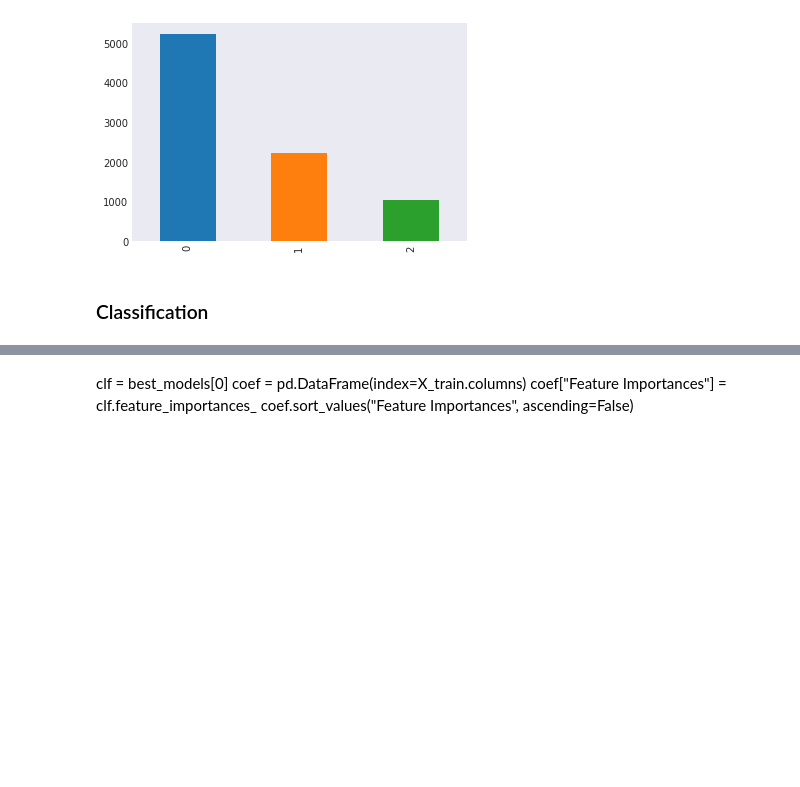
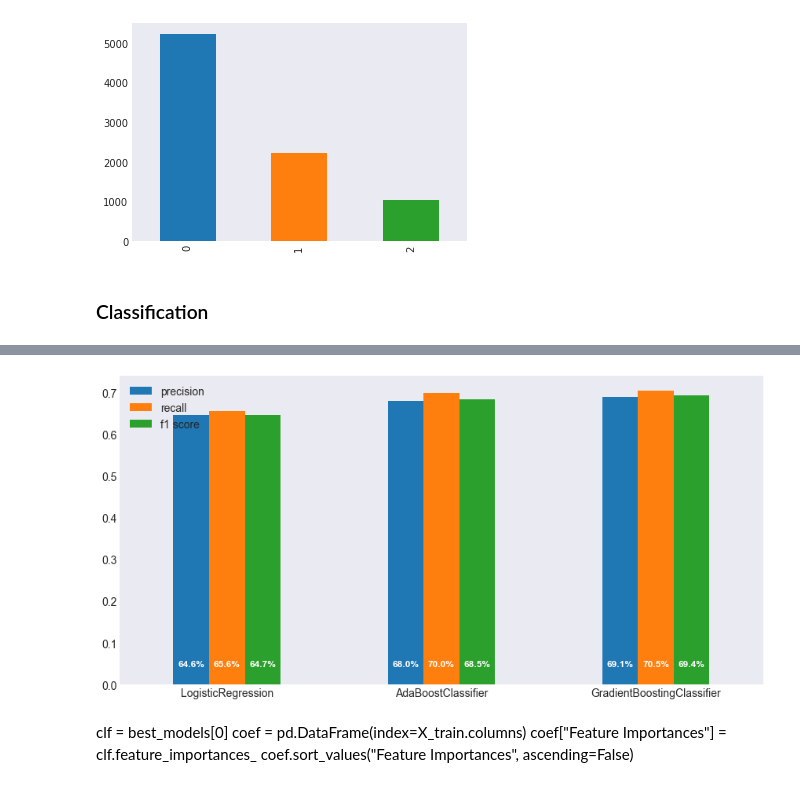
Before and after one commit to qmeeus/auction-optimiser, a Jupyter notebook: Predictive analysis.ipynb, the cells around one changed output, grey strips where cells are left out. Cells and saved outputs as stored; diff of their text form; code cells hidden in the pictures; blank space fills up the shorter version.

```diff
--- a/Predictive analysis.ipynb
+++ b/Predictive analysis.ipynb
@@ -197,7 +197,7 @@ import pickle
 from sklearn.model_selection import GridSearchCV, RandomizedSearchCV
 
 def make_grid_search_multiclass(classifiers, clf_params, X_train, y_train, X_test, y_test, random=False, search_kw=None, save=True):
-    average, scorer = "weighted", "accuracy"
+    average, scorer = "weighted", "f1_macro"
 
     best_models, scores = [], []
     results = pd.DataFrame(index=[item[0] for item in classifiers],
@@ -256,9 +256,9 @@ n_features = X_train.shape[1]
 base_dt = DecisionTreeClassifier(criterion='entropy', splitter='random')  #max_features="auto", max_depth=None)
 
 classifiers = [
-#     ("LogisticRegression", LogisticRegression()),
+    ("LogisticRegression", LogisticRegression()),
     ("AdaBoostClassifier", AdaBoostClassifier(base_estimator=base_dt, learning_rate=0.01, n_estimators=60)),
-#     ("GradientBoostingClassifier", GradientBoostingClassifier(n_estimators=60, learning_rate=0.1))
+    ("GradientBoostingClassifier", GradientBoostingClassifier(n_estimators=60, learning_rate=0.1))
 ]
 
 clf_params = {
@@ -319,3 +291,53 @@ precision_recall_fscore_support: (0.6914930238591489, 0.7104984093319194, 0.6956
+# %%
+from sklearn.metrics import (
+    accuracy_score,
+    precision_recall_fscore_support,
+    roc_auc_score,
+    confusion_matrix,
+    classification_report,
+    roc_curve
+)
+
+def label_barchart(ax, fmt="{:.1%}"):
+    text_settings = dict(fontsize=12, fontweight='bold', color="White")
+    rects = ax.patches
+    for i, rect in enumerate(rects):
+        x_pos = rect.get_x() + rect.get_width() / 2
+        label = fmt.format(rect.get_height())
+        ax.text(x_pos, .05, label, ha='center', va='center', **text_settings)
+
+
+metrics = [
+#     ("accuracy_score", accuracy_score),
+    ("precision_recall_fscore_support", precision_recall_fscore_support),
+#     ("roc_auc_score", roc_auc_score),
+#     ("confusion_matrix", confusion_matrix),
+#     classification_report,
+#     roc_curve
+]
+
+results = pd.DataFrame(index=["precision", "recall", "f1 score"])
+
+for model in best_models:
+    y_pred = model.predict(X_test)
+    precision, recall, f1, _ = precision_recall_fscore_support(y_test_bins, y_pred, average="weighted")
+    name = str(model.__class__).split(".")[-1][:-2]
+
+    results[name] = [precision, recall, f1]
+#     for name, metric in metrics:
+#         print(name, end=": ")
+#         print(metric(y_test_bins, y_pred, average="weighted"))
+
+ax = results.T.plot.bar()
+ax.get_figure().set_size_inches((12, 6))
+label_barchart(ax)
+# [tl.set_rotation(0) for tl in ax.get_xticklabels()]
+ax.tick_params(labelrotation=0, labelsize=14)
+plt.legend(fontsize=14, loc=2)
+plt.tight_layout()
+plt.savefig("output/tuned models.png")
+# %% [output]
+[figure, added]
 # %%
 # plot_roc_curve(classifiers, best_models, X_test, y_test_bins)
 # %% [markdown]
```
Also changed, not shown: parts of 4 cells of this notebook, 7 other files.
